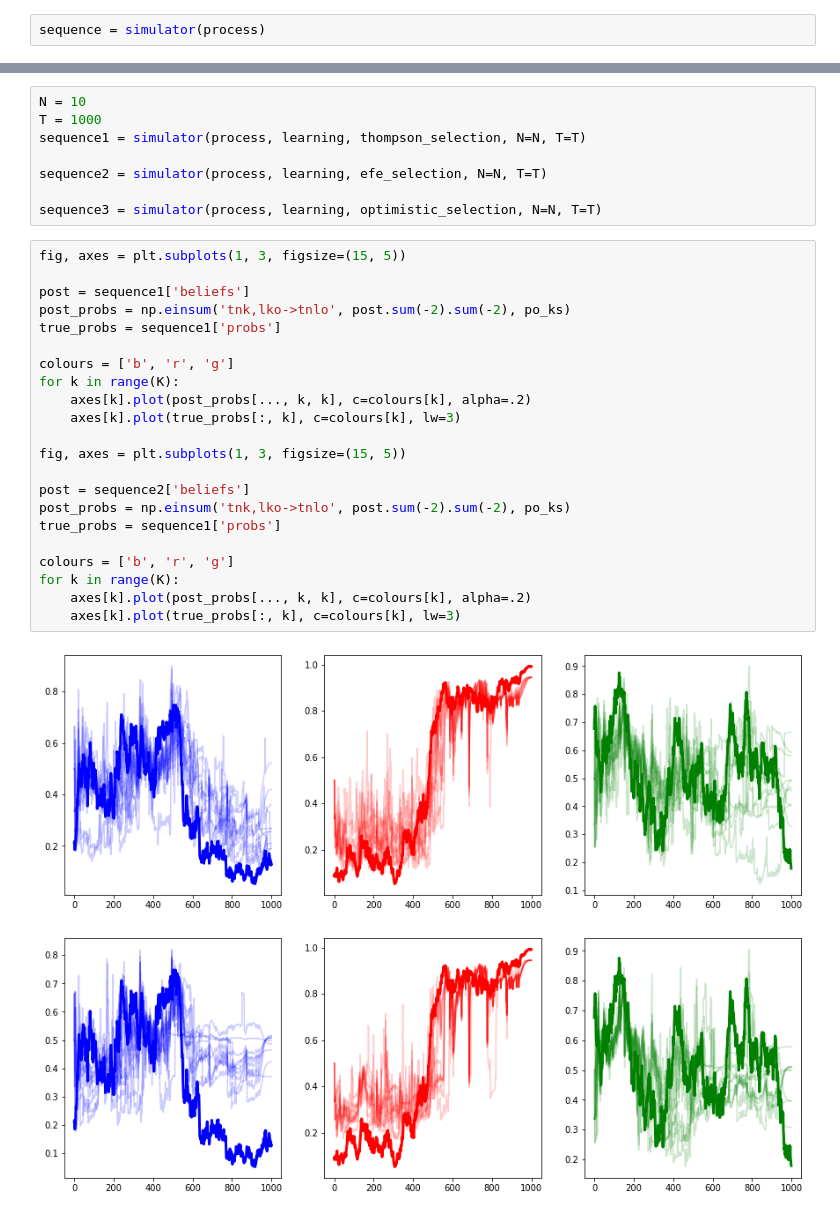
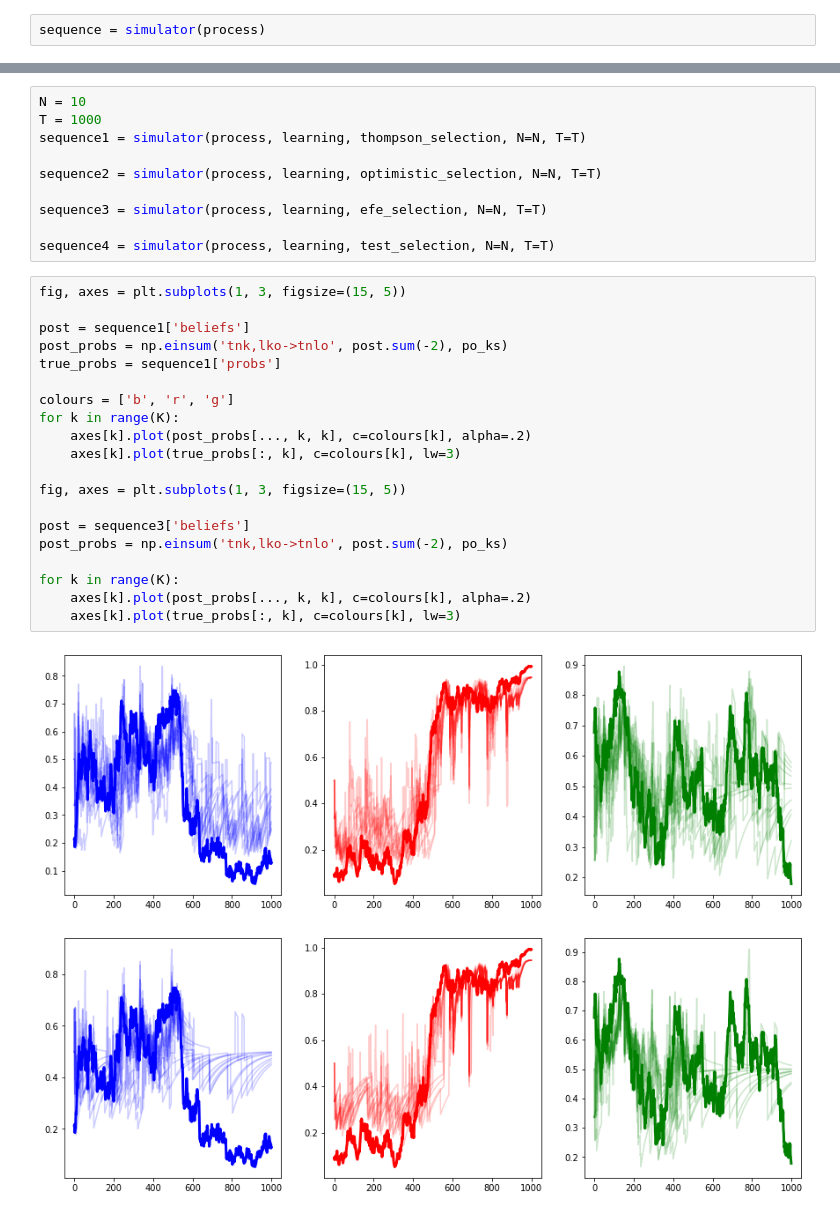
Before and after one commit to dimarkov/aibandits, a Jupyter notebook: restless_bandits_comparison.ipynb, the cells around one changed output, grey strips where cells are left out. Saved outputs shown, nothing was run; the diff lists cells and outputs as text.

```diff
--- a/restless_bandits_comparison.ipynb
+++ b/restless_bandits_comparison.ipynb
@@ -183,32 +218,32 @@ N = 10
 T = 1000
 sequence1 = simulator(process, learning, thompson_selection, N=N, T=T)
 
-sequence2 = simulator(process, learning, efe_selection, N=N, T=T)
+sequence2 = simulator(process, learning, optimistic_selection, N=N, T=T)
 
-sequence3 = simulator(process, learning, optimistic_selection, N=N, T=T)
+sequence3 = simulator(process, learning, efe_selection, N=N, T=T)
+
+sequence4 = simulator(process, learning, test_selection, N=N, T=T)
 # %%
 fig, axes = plt.subplots(1, 3, figsize=(15, 5))
 
 post = sequence1['beliefs']
-post_probs = np.einsum('tnk,lko->tnlo', post.sum(-2).sum(-2), po_ks)
+post_probs = np.einsum('tnk,lko->tnlo', post.sum(-2), po_ks)
 true_probs = sequence1['probs']
 
 colours = ['b', 'r', 'g']
 for k in range(K):
     axes[k].plot(post_probs[..., k, k], c=colours[k], alpha=.2)
     axes[k].plot(true_probs[:, k], c=colours[k], lw=3)
 
 fig, axes = plt.subplots(1, 3, figsize=(15, 5))
 
-post = sequence2['beliefs']
-post_probs = np.einsum('tnk,lko->tnlo', post.sum(-2).sum(-2), po_ks)
-true_probs = sequence1['probs']
+post = sequence3['beliefs']
+post_probs = np.einsum('tnk,lko->tnlo', post.sum(-2), po_ks)
 
-colours = ['b', 'r', 'g']
 for k in range(K):
     axes[k].plot(post_probs[..., k, k], c=colours[k], alpha=.2)
     axes[k].plot(true_probs[:, k], c=colours[k], lw=3)
 # %% [output]
-[figure, old version]
+[figure, new version]
-[figure, old version]
+[figure, new version]
 # %%
```
Also changed, not shown: parts of 11 cells of this notebook.
